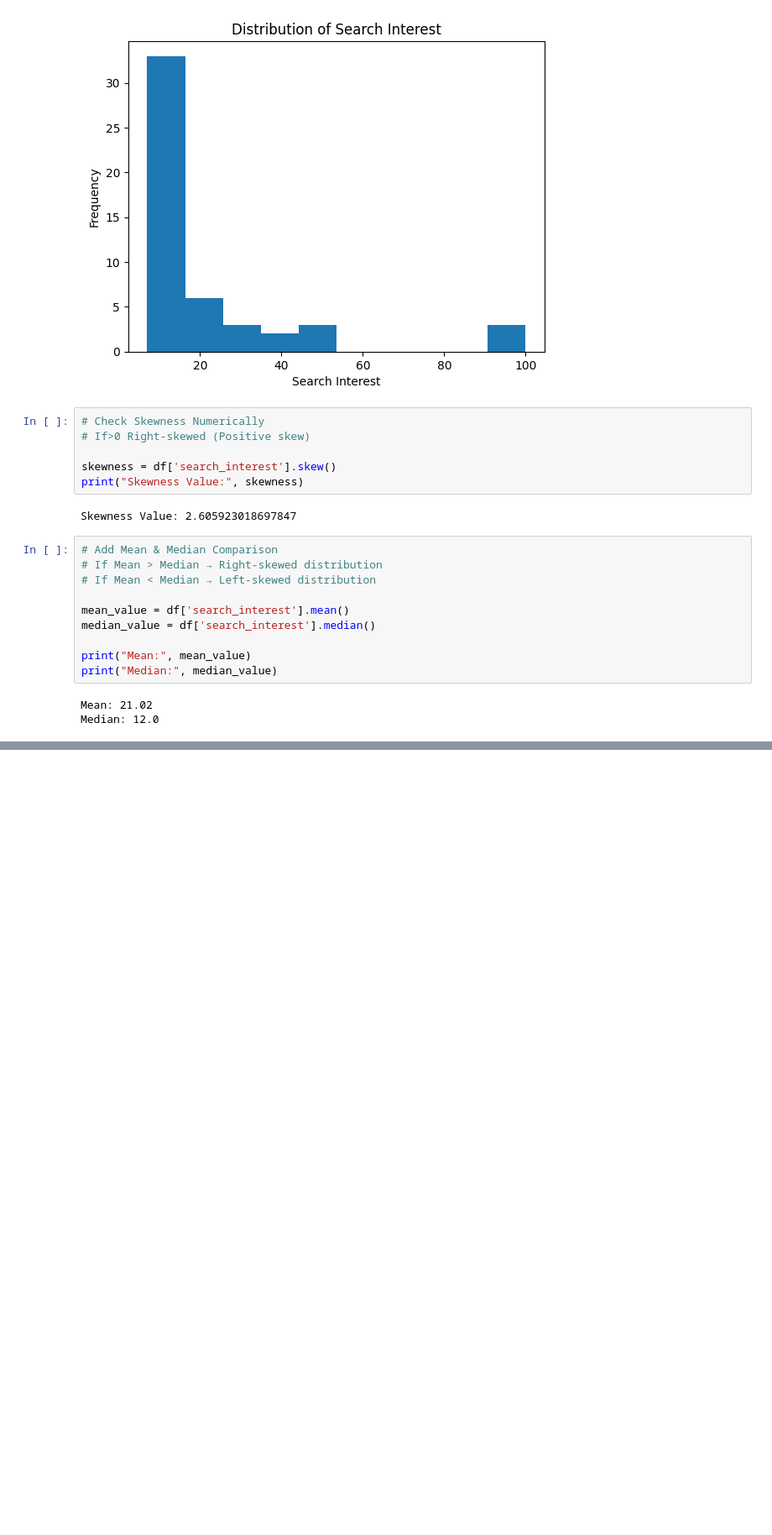
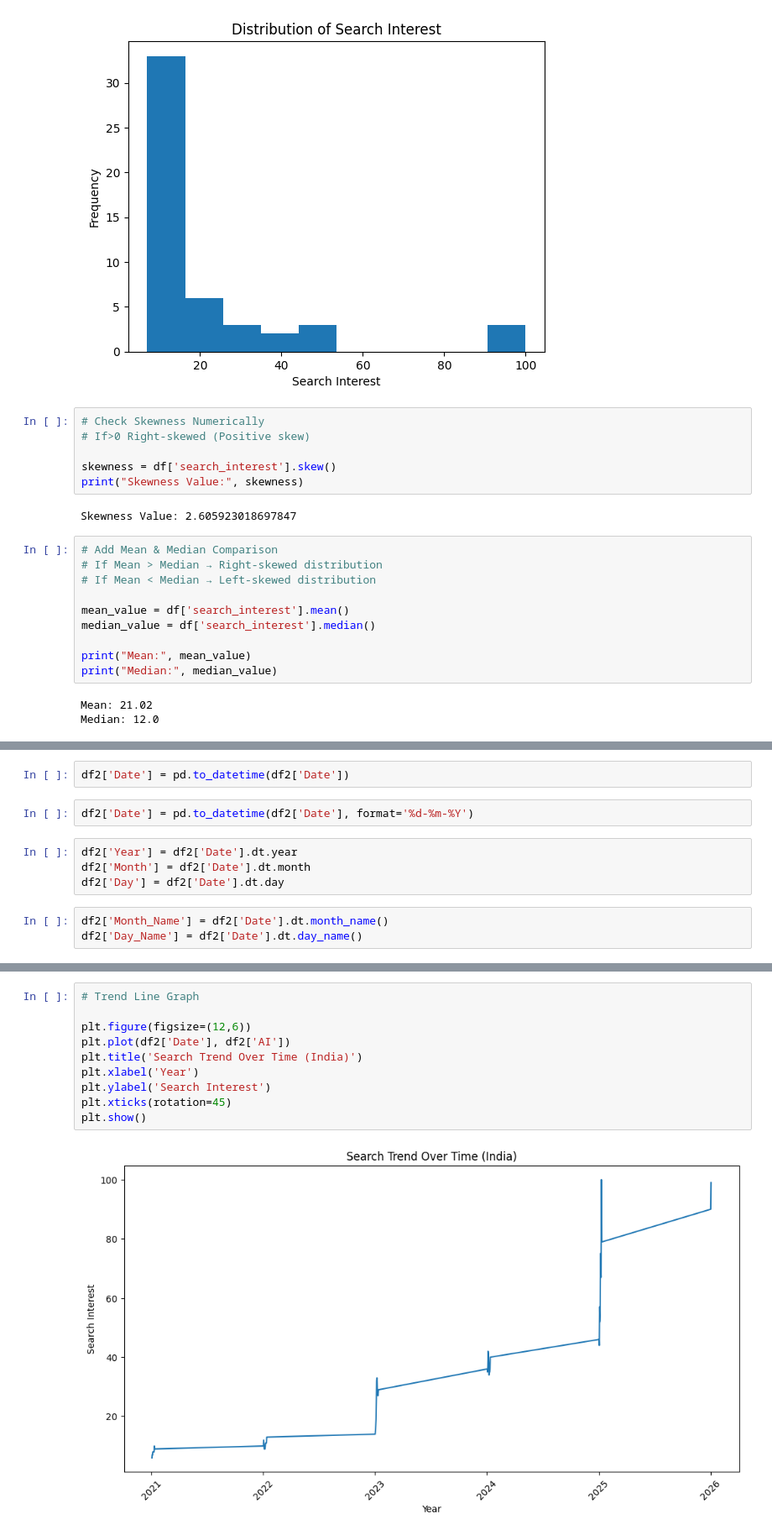
Before and after one commit to Sindhu-Togaru/Internship-Real-Time--Project, a Jupyter notebook: EDA Activities of AI-Keyword.ipynb, the cells around one changed output, grey strips where cells are left out. Shown at 84% size. Saved outputs shown, nothing was run; the diff lists cells and outputs as text; blank space fills up the shorter version.

```diff
--- a/EDA Activities of AI-Keyword.ipynb
+++ b/EDA Activities of AI-Keyword.ipynb
@@ -329,0 +384,11 @@ Median: 12.0
+# %%
+df2['Date'] = pd.to_datetime(df2['Date'])
+# %%
+df2['Date'] = pd.to_datetime(df2['Date'], format='%d-%m-%Y')
+# %%
+df2['Year'] = df2['Date'].dt.year
+df2['Month'] = df2['Date'].dt.month
+df2['Day'] = df2['Date'].dt.day
+# %%
+df2['Month_Name'] = df2['Date'].dt.month_name()
+df2['Day_Name'] = df2['Date'].dt.day_name()
@@ -329,0 +432,12 @@ Median: 12.0
+# %%
+# Trend Line Graph
+
+plt.figure(figsize=(12,6))
+plt.plot(df2['Date'], df2['AI'])
+plt.title('Search Trend Over Time (India)')
+plt.xlabel('Year')
+plt.ylabel('Search Interest')
+plt.xticks(rotation=45)
+plt.show()
+# %% [output]
+[figure, added]
```
Also changed, not shown: parts of 15 cells of this notebook, 5 other files.
